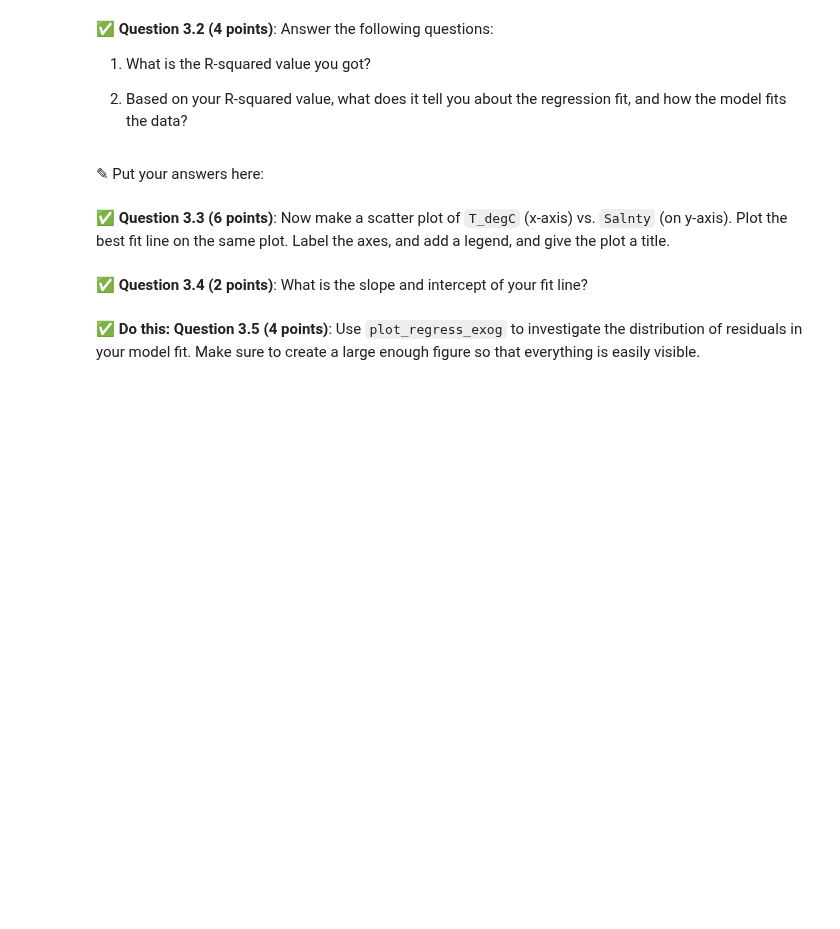
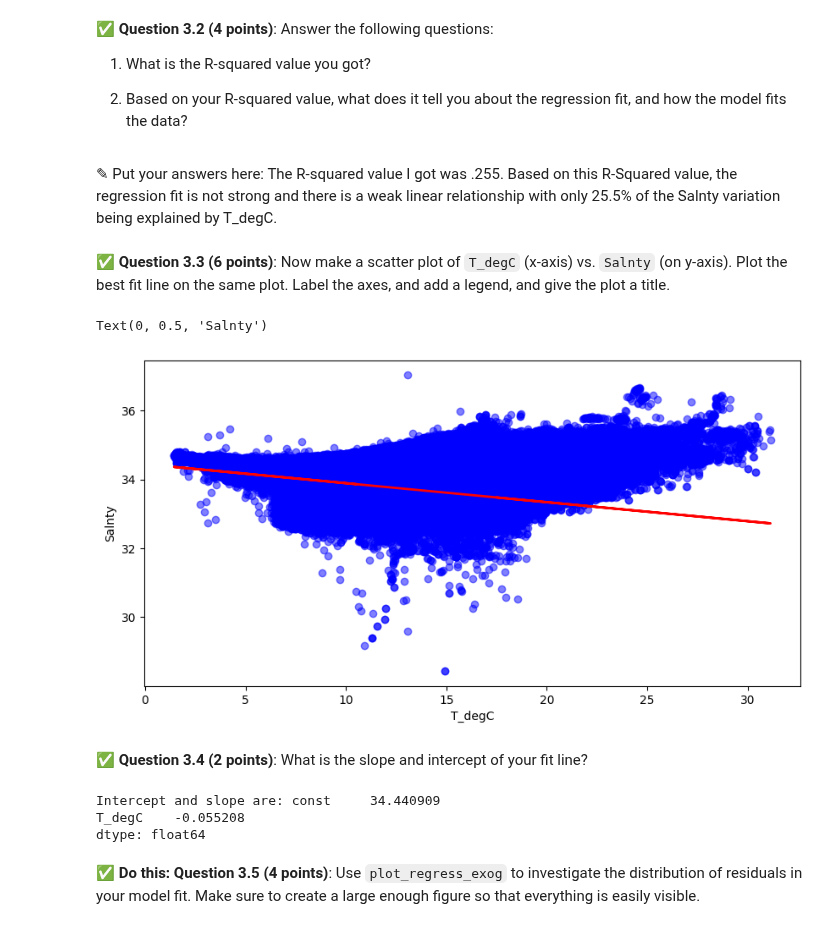
Before and after one commit to JakeRoll04/CMSE202-f25-turnin, a Jupyter notebook: hw-03/HW-03_Regression-S25-Jake Roll.ipynb, the cells around one changed output. Saved outputs shown, nothing was run; the diff lists cells and outputs as text; code cells hidden in the pictures; blank space fills up the shorter version.

```diff
--- a/hw-03/HW-03_Regression-S25-Jake Roll.ipynb
+++ b/hw-03/HW-03_Regression-S25-Jake Roll.ipynb
@@ -142,0 +141,11 @@ In this part, we'll perform some one-variable linear and polynomial regression a
+# %%
+# Put your code here
+import statsmodels.api as sm
+
+y = Book1["Salnty"]
+
+x_with_cnst = sm.add_constant(Book1['T_degC'])
+model = sm.OLS(y, x_with_cnst)
+results = model.fit()
+
+print(results.summary())
@@ -146,7 +173,7 @@ In this part, we'll perform some one-variable linear and polynomial regression a
 1. What is the R-squared value you got?
 
 2. Based on your R-squared value, what does it tell you about the regression fit, and how the model fits the data?
-# %% [markdown]
-<font size=+3>&#9998;</font> Put your answers here:
+# %% [markdown]
+<font size=+3>&#9998;</font> Put your answers here: The R-squared value I got was .255.  Based on this R-Squared value, the regression fit is not strong and there is a weak linear relationship with only 25.5% of the Salnty variation being explained by T_degC.
 # %% [markdown]
 &#9989;  **Question 3.3 (6 points)**: Now make a scatter plot of `T_degC` (x-axis) vs. `Salnty` (on y-axis). Plot the best fit line on the same plot. Label the axes, and add a legend, and give the plot a title.
@@ -155,6 +180,22 @@ In this part, we'll perform some one-variable linear and polynomial regression a
+# %%
+# Put your code here
+import matplotlib.pyplot as plt
+plt.figure(figsize=(10, 5))
+plt.scatter(Book1["T_degC"], y, alpha=0.5, label="Actual Data", color="blue")
+plt.plot(Book1["T_degC"], results.predict(x_with_cnst), color="red", label="Regression Line", linewidth=2)
+plt.xlabel("T_degC")
+plt.ylabel("Salnty")
+# %% [output]
+Text(0, 0.5, 'Salnty')
+[figure, added]
 # %% [markdown]
 &#9989;  **Question 3.4 (2 points)**: What is the slope and intercept of your fit line?
 # %%
 # Put code here.
+print("Intercept and slope are:", results.params)
+# %% [output]
+Intercept and slope are: const     34.440909
+T_degC    -0.055208
+dtype: float64
 # %% [markdown]
 **&#9989; Do this:** **Question 3.5 (4 points)**: Use `plot_regress_exog` to investigate the distribution of residuals in your model fit. Make sure to create a large enough figure so that everything is easily visible.
```
Also changed, not shown: parts of 7 cells of this notebook.
